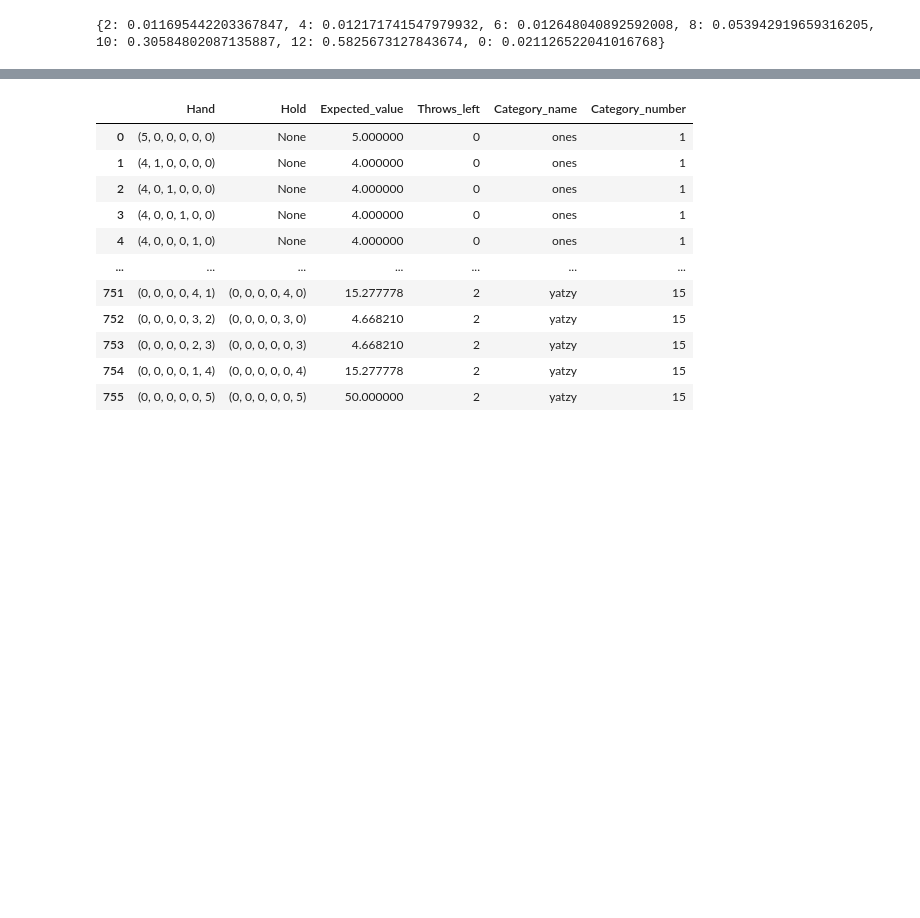
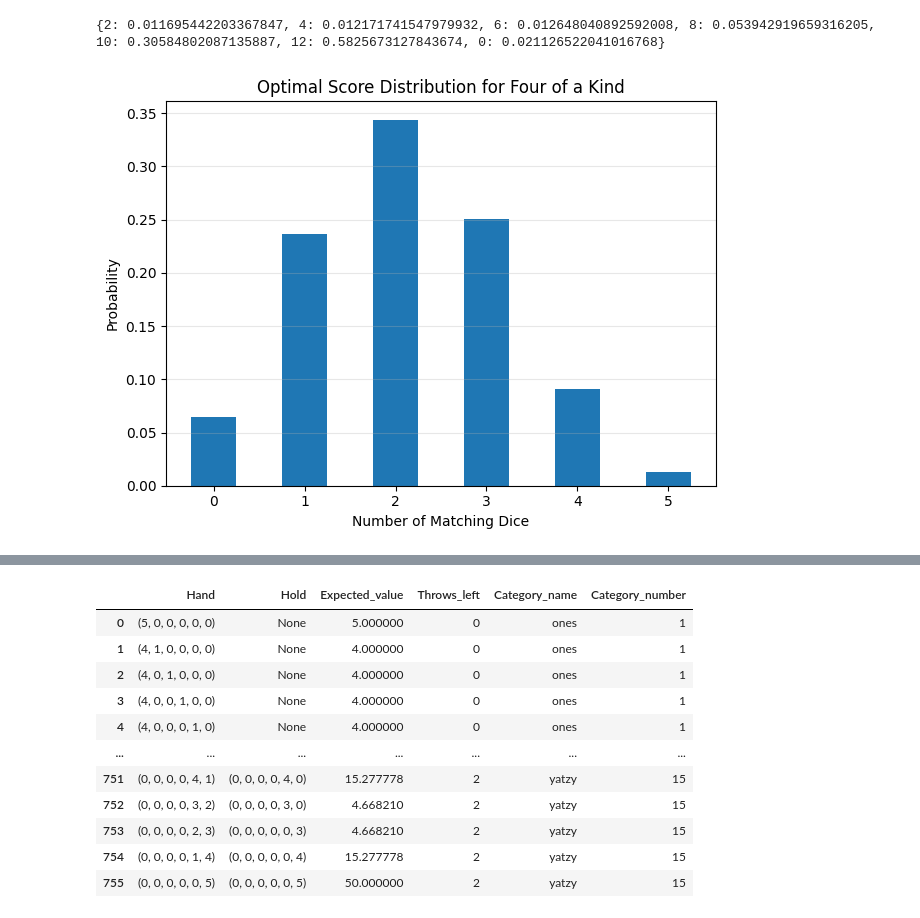
Before and after one commit to Linuchef/Yatzy_optimiziation, a Jupyter notebook: notebooks/analysis.ipynb, the cells around one changed output, grey strips where cells are left out. Saved outputs shown, nothing was run; the diff lists cells and outputs as text; code cells hidden in the pictures; blank space fills up the shorter version.

```diff
--- a/notebooks/analysis.ipynb
+++ b/notebooks/analysis.ipynb
@@ -12,3 +12,11 @@ prob_dist = find_category_distribution(s.one_pair)
 print(prob_dist)
 # %% [output]
 {2: 0.011695442203367847, 4: 0.012171741547979932, 6: 0.012648040892592008, 8: 0.053942919659316205, 10: 0.30584802087135887, 12: 0.5825673127843674, 0: 0.021126522041016768}
+# %%
+category_distribution_plot(
+    find_category_distribution(s.same_face_value, 1),
+    "Optimal Score Distribution for Four of a Kind",
+    True
+)
+# %% [output]
+[figure, added]
```
Also changed, not shown: parts of 15 cells of this notebook, 3 other files.
